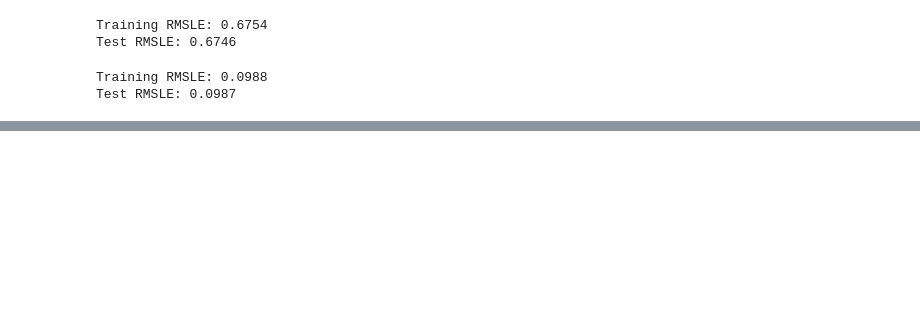
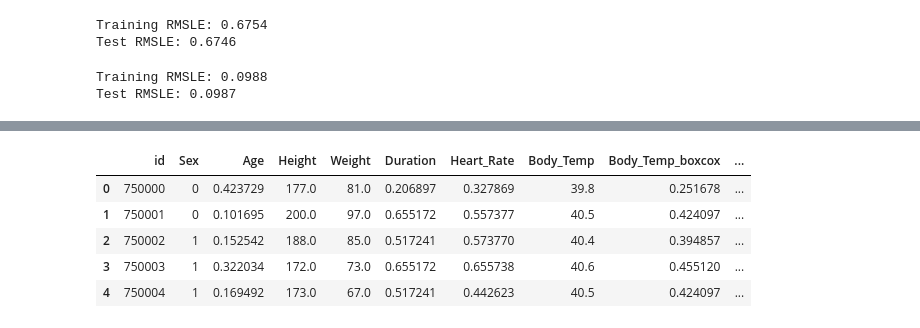
Before and after one commit to rxhxt/Predict-Calorie-Expenditure-Competition, a Jupyter notebook: predictor.ipynb, the cells around one changed output, grey strips where cells are left out. Drawn from its saved outputs; the diff is of its cells as text; code cells hidden in the pictures; blank space fills up the shorter version.

```diff
--- a/predictor.ipynb
+++ b/predictor.ipynb
@@ -426,0 +687,9 @@ Test RMSLE: 0.0987
+# %%
+df_test.head()
+# %% [output]
+|  | id | Sex | Age | Height | Weight | Duration | Heart_Rate | Body_Temp | Body_Temp_boxcox | ... |
+| 0 | 750000 | 0 | 0.423729 | 177.0 | 81.0 | 0.206897 | 0.327869 | 39.8 | 0.251678 | ... |
+| 1 | 750001 | 0 | 0.101695 | 200.0 | 97.0 | 0.655172 | 0.557377 | 40.5 | 0.424097 | ... |
+| 2 | 750002 | 1 | 0.152542 | 188.0 | 85.0 | 0.517241 | 0.573770 | 40.4 | 0.394857 | ... |
+| 3 | 750003 | 1 | 0.322034 | 172.0 | 73.0 | 0.655172 | 0.655738 | 40.6 | 0.455120 | ... |
+| 4 | 750004 | 1 | 0.169492 | 173.0 | 67.0 | 0.517241 | 0.442623 | 40.5 | 0.424097 | ... |
```
Also changed, not shown: parts of 14 cells of this notebook, 1 other file.
